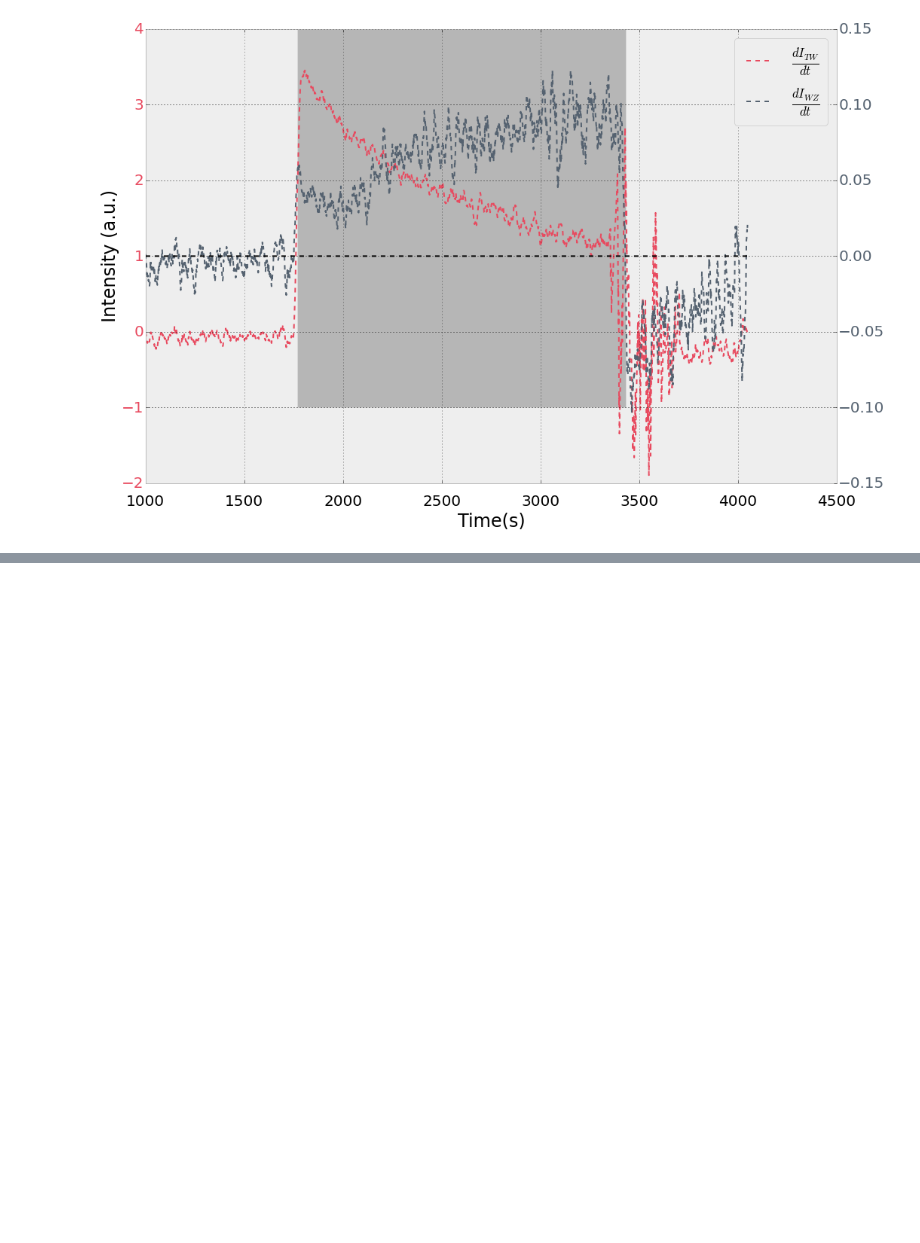
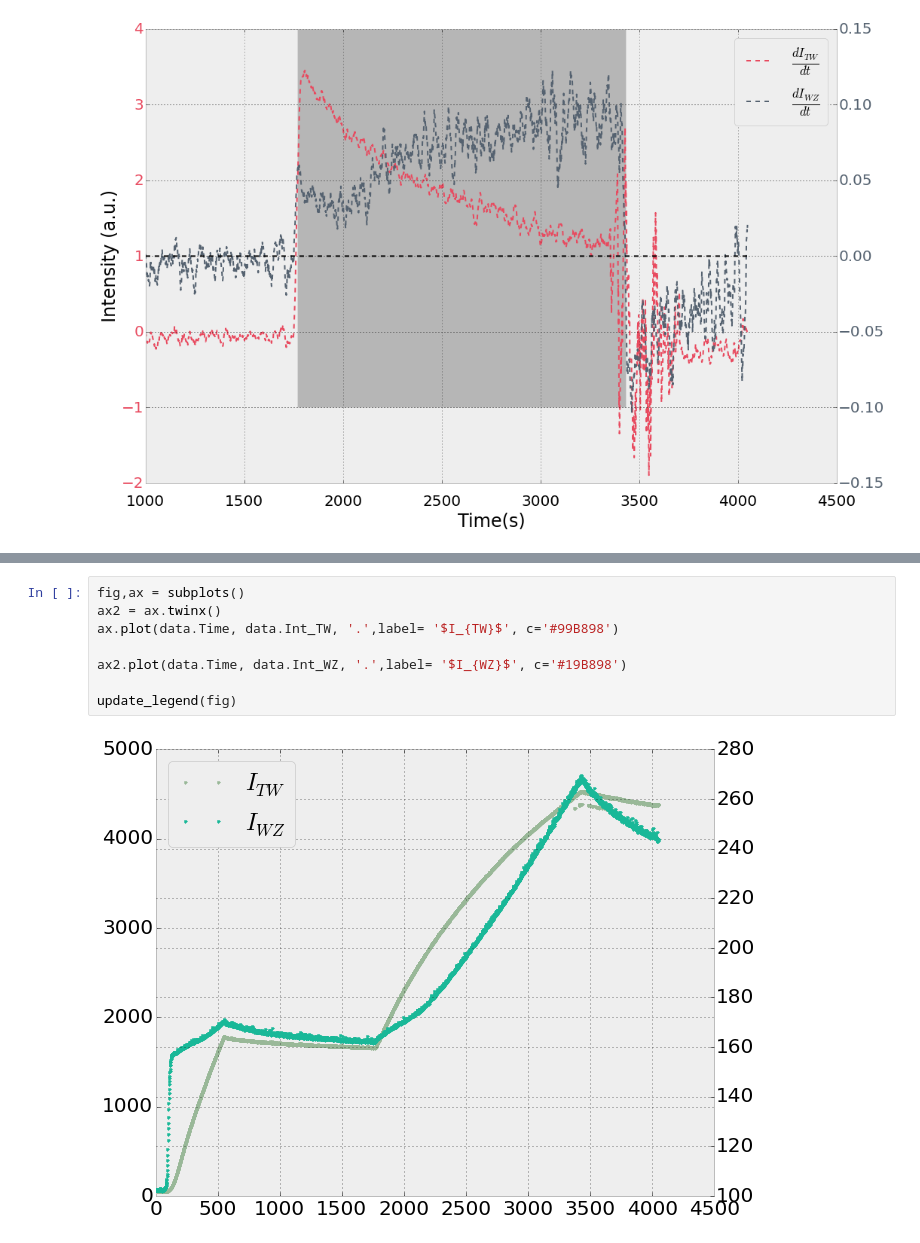
Before and after one commit to giulioungaretti/SPring8, a Jupyter notebook: 0800 time 1.ipynb, the cells around one changed output, grey strips where cells are left out. Cells and saved outputs as stored; diff of their text form; blank space fills up the shorter version.

```diff
--- a/0800 time 1.ipynb
+++ b/0800 time 1.ipynb
@@ -457,0 +468,10 @@ fig
+# %%
+fig,ax = subplots()
+ax2 = ax.twinx()
+ax.plot(data.Time, data.Int_TW, '.',label= '$I_{TW}$', c='#99B898')
+
+ax2.plot(data.Time, data.Int_WZ, '.',label= '$I_{WZ}$', c='#19B898')
+
+update_legend(fig)
+# %% [output]
+[figure, added]
```
Also changed, not shown: parts of 7 cells of this notebook, 8 other files.
